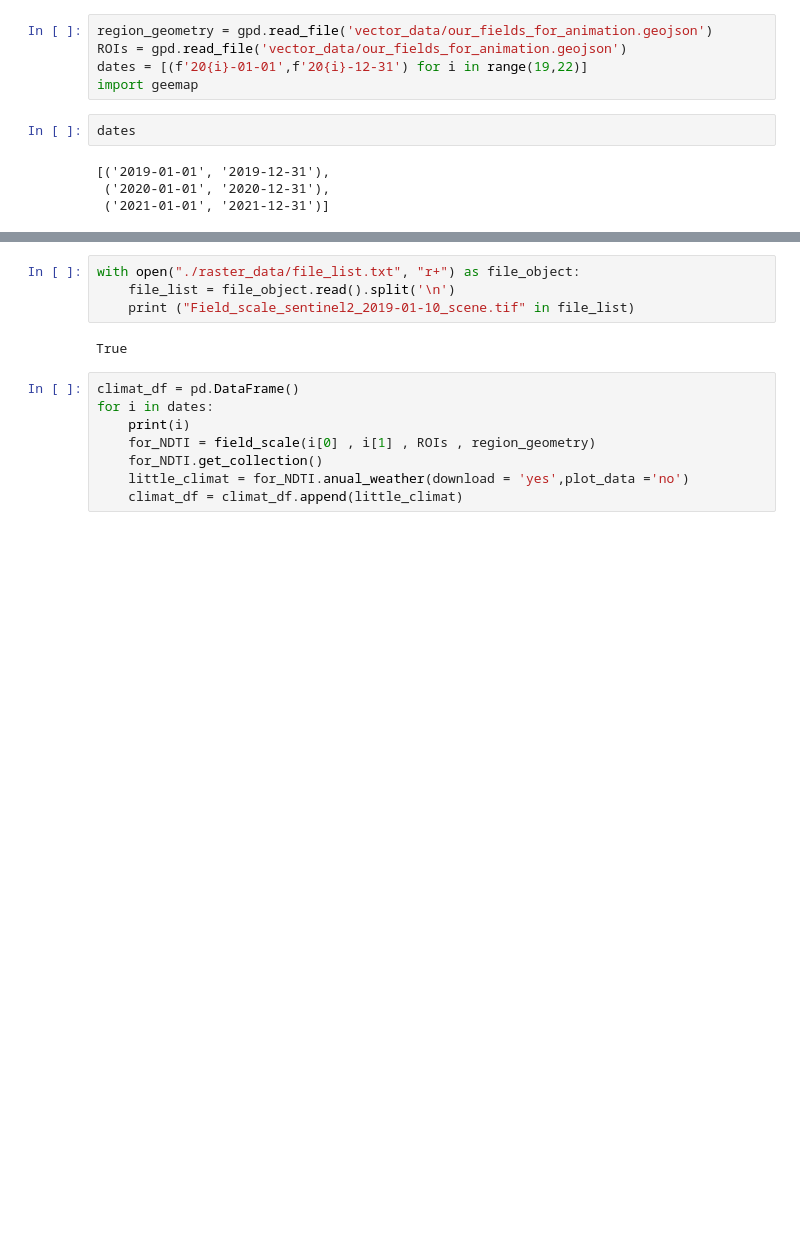
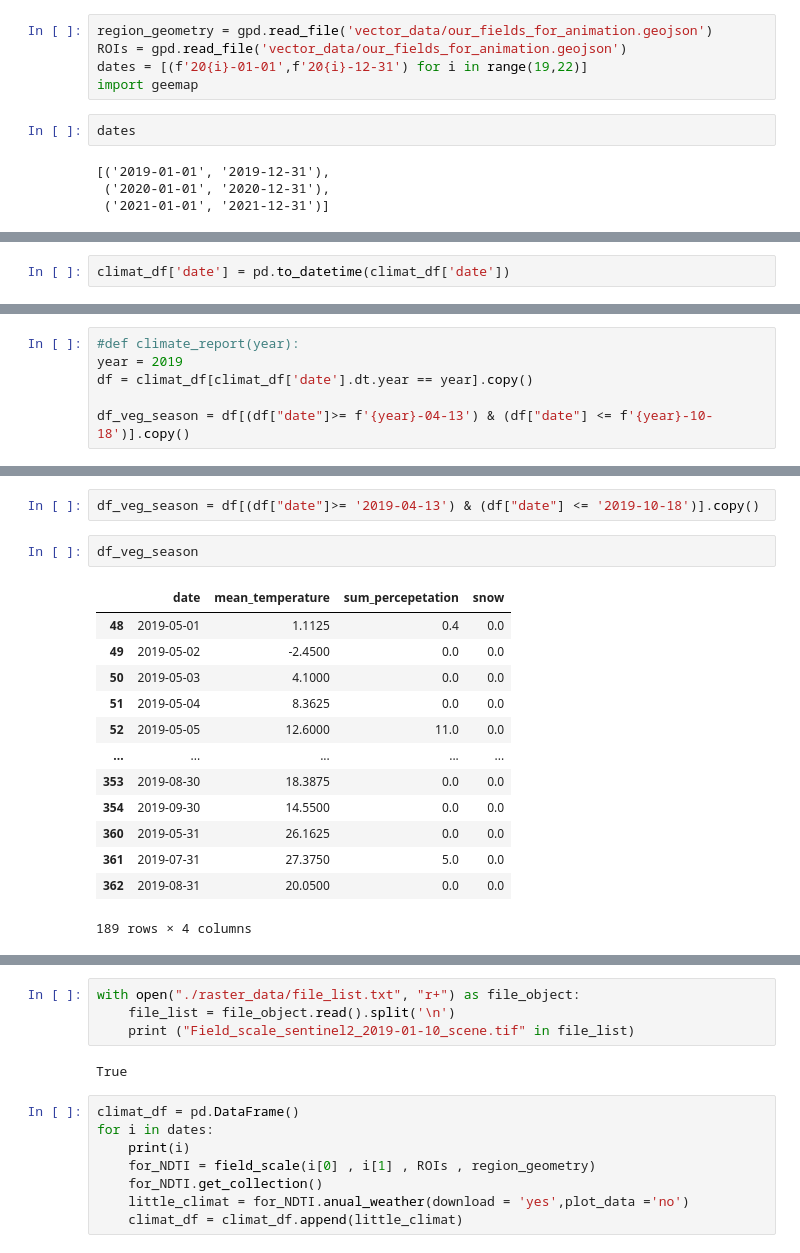
Before and after one commit to hukitoc94/total_archangelskiy, a Jupyter notebook: field_scale/get_images_notebook.ipynb, the cells around one changed output, grey strips where cells are left out. Drawn from its saved outputs; the diff is of its cells as text; blank space fills up the shorter version.

```diff
--- a/field_scale/get_images_notebook.ipynb
+++ b/field_scale/get_images_notebook.ipynb
@@ -54,0 +53,2 @@ climat_df.to_csv('climat_data_archangelskoe_3Years.csv')
+# %%
+climat_df['date'] = pd.to_datetime(climat_df['date'])
@@ -54,0 +110,6 @@ climat_df.to_csv('climat_data_archangelskoe_3Years.csv')
+# %%
+#def climate_report(year):
+year = 2019
+df = climat_df[climat_df['date'].dt.year == year].copy()
+
+df_veg_season = df[(df["date"]>= f'{year}-04-13') & (df["date"] <= f'{year}-10-18')].copy()
@@ -54,0 +152,18 @@ climat_df.to_csv('climat_data_archangelskoe_3Years.csv')
+# %%
+df_veg_season = df[(df["date"]>= '2019-04-13') & (df["date"] <= '2019-10-18')].copy()
+# %%
+df_veg_season
+# %% [output]
+|  | date | mean_temperature | sum_percepetation | snow |
+| 48 | 2019-05-01 | 1.1125 | 0.4 | 0.0 |
+| 49 | 2019-05-02 | -2.4500 | 0.0 | 0.0 |
+| 50 | 2019-05-03 | 4.1000 | 0.0 | 0.0 |
+| 51 | 2019-05-04 | 8.3625 | 0.0 | 0.0 |
+| 52 | 2019-05-05 | 12.6000 | 11.0 | 0.0 |
+| ... | ... | ... | ... | ... |
+| 353 | 2019-08-30 | 18.3875 | 0.0 | 0.0 |
+| 354 | 2019-09-30 | 14.5500 | 0.0 | 0.0 |
+| 360 | 2019-05-31 | 26.1625 | 0.0 | 0.0 |
+| 361 | 2019-07-31 | 27.3750 | 5.0 | 0.0 |
+| 362 | 2019-08-31 | 20.0500 | 0.0 | 0.0 |
+189 rows × 4 columns
```
Also changed, not shown: parts of 9 cells of this notebook.
